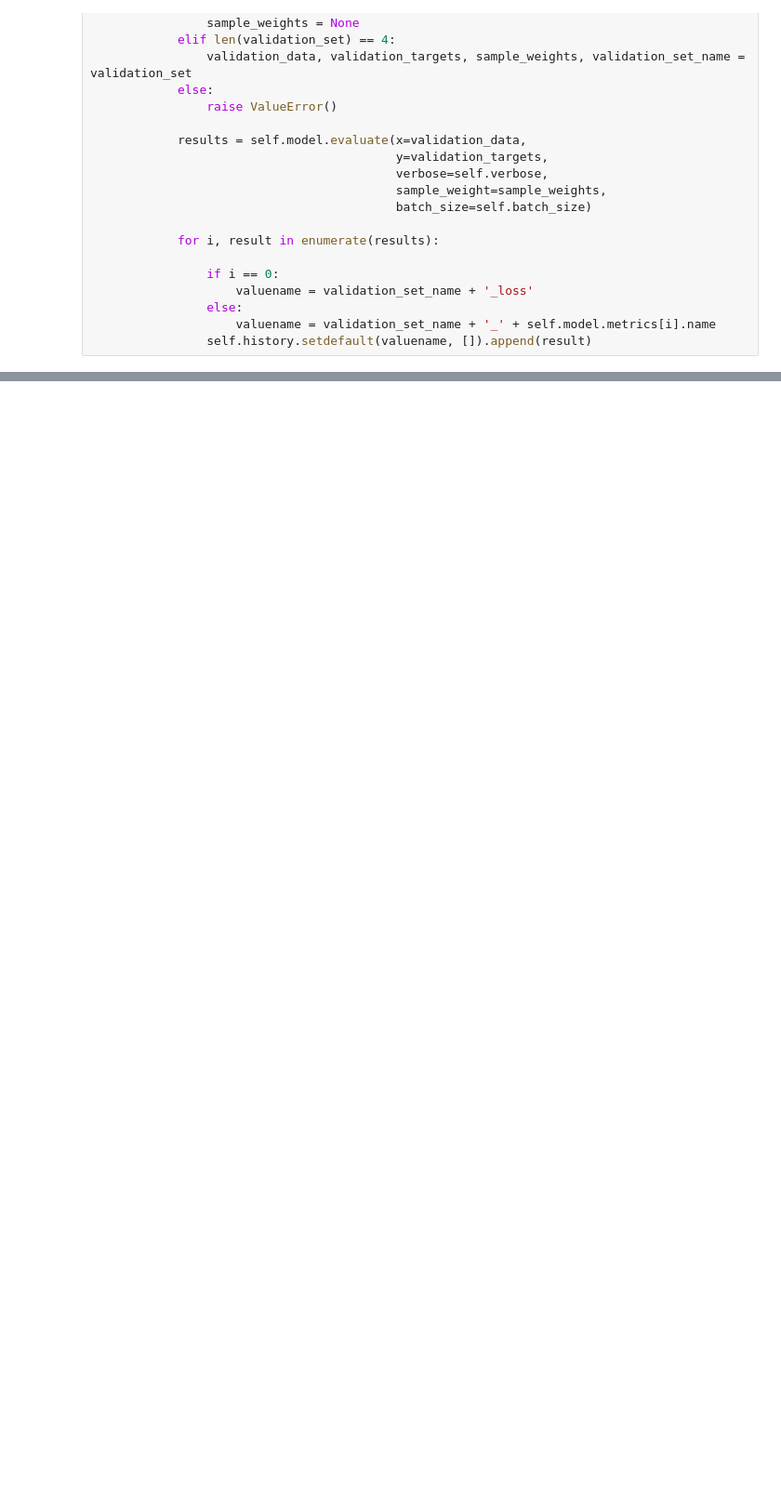
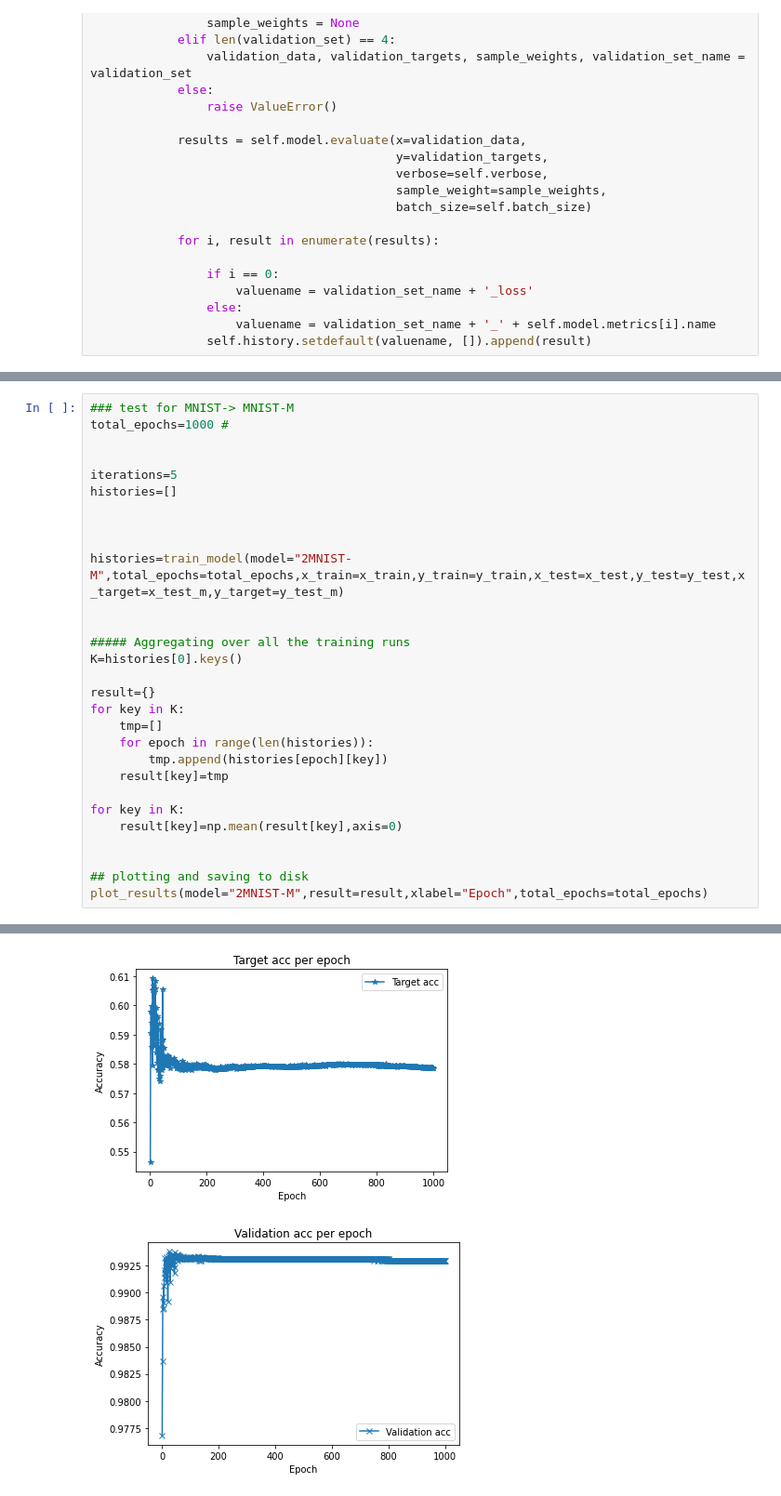
Before and after one commit to Breitholtz/mnist_transfer, a Jupyter notebook: mnist_transfer.ipynb, the cells around one changed output, grey strips where cells are left out. Shown at 93% size. Drawn from its saved outputs; the diff is of its cells as text; blank space fills up the shorter version.

```diff
--- a/mnist_transfer.ipynb
+++ b/mnist_transfer.ipynb
@@ -439,0 +599,30 @@ for key in K:
+# %%
+### test for MNIST-> MNIST-M
+total_epochs=1000 #
+
+
+iterations=5
+histories=[]
+
+
+
+histories=train_model(model="2MNIST-M",total_epochs=total_epochs,x_train=x_train,y_train=y_train,x_test=x_test,y_test=y_test,x_target=x_test_m,y_target=y_test_m)
+
+
+##### Aggregating over all the training runs
+K=histories[0].keys()
+
+result={}
+for key in K:
+    tmp=[]
+    for epoch in range(len(histories)):
+        tmp.append(histories[epoch][key])
+    result[key]=tmp
+
+for key in K:
+    result[key]=np.mean(result[key],axis=0)
+
+
+## plotting and saving to disk
+plot_results(model="2MNIST-M",result=result,xlabel="Epoch",total_epochs=total_epochs)
+# %% [output]
@@ -439,0 +646,2 @@ for key in K:
+[figure, added]
+[figure, added]
```
Also changed, not shown: parts of 20 cells of this notebook, 53 other files.
